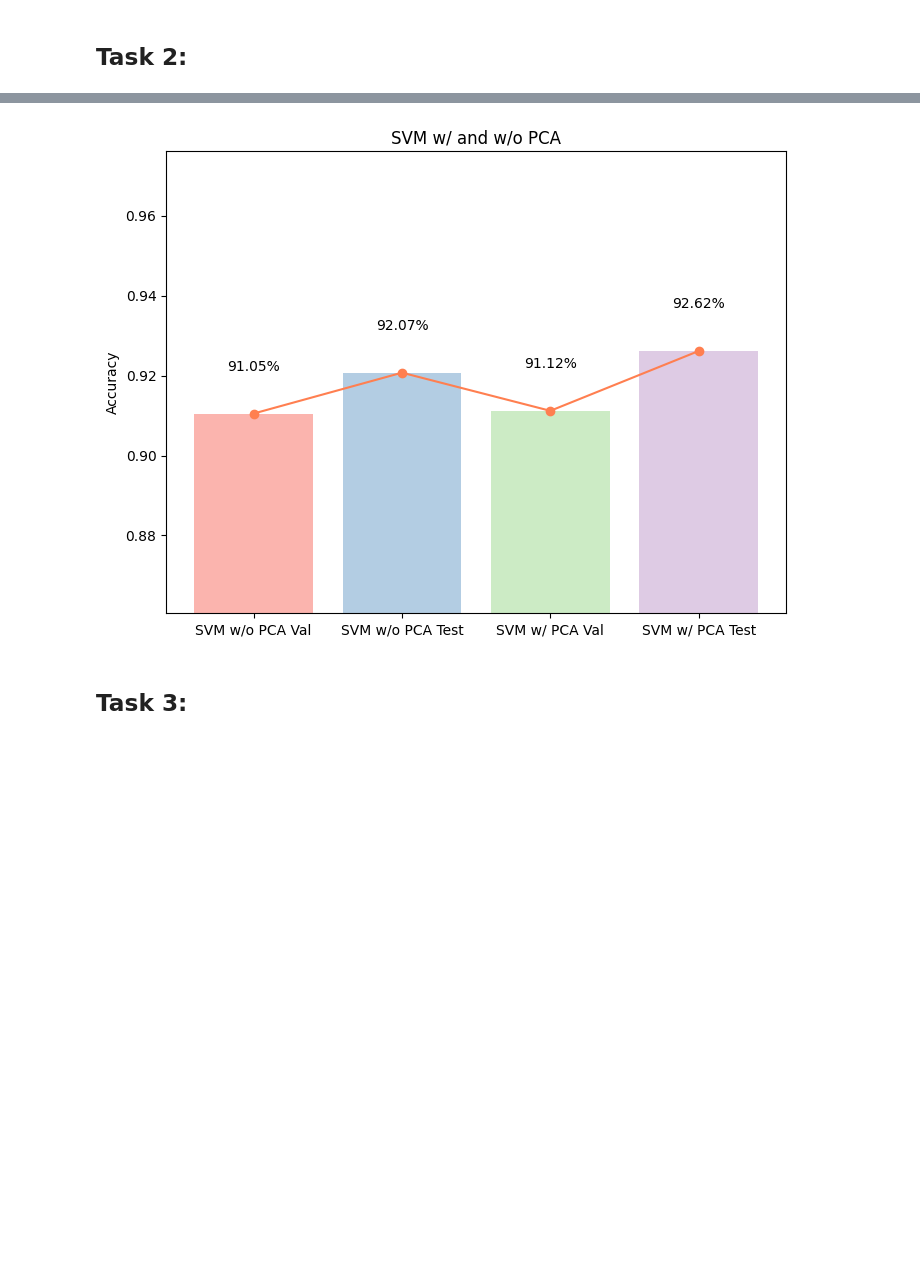
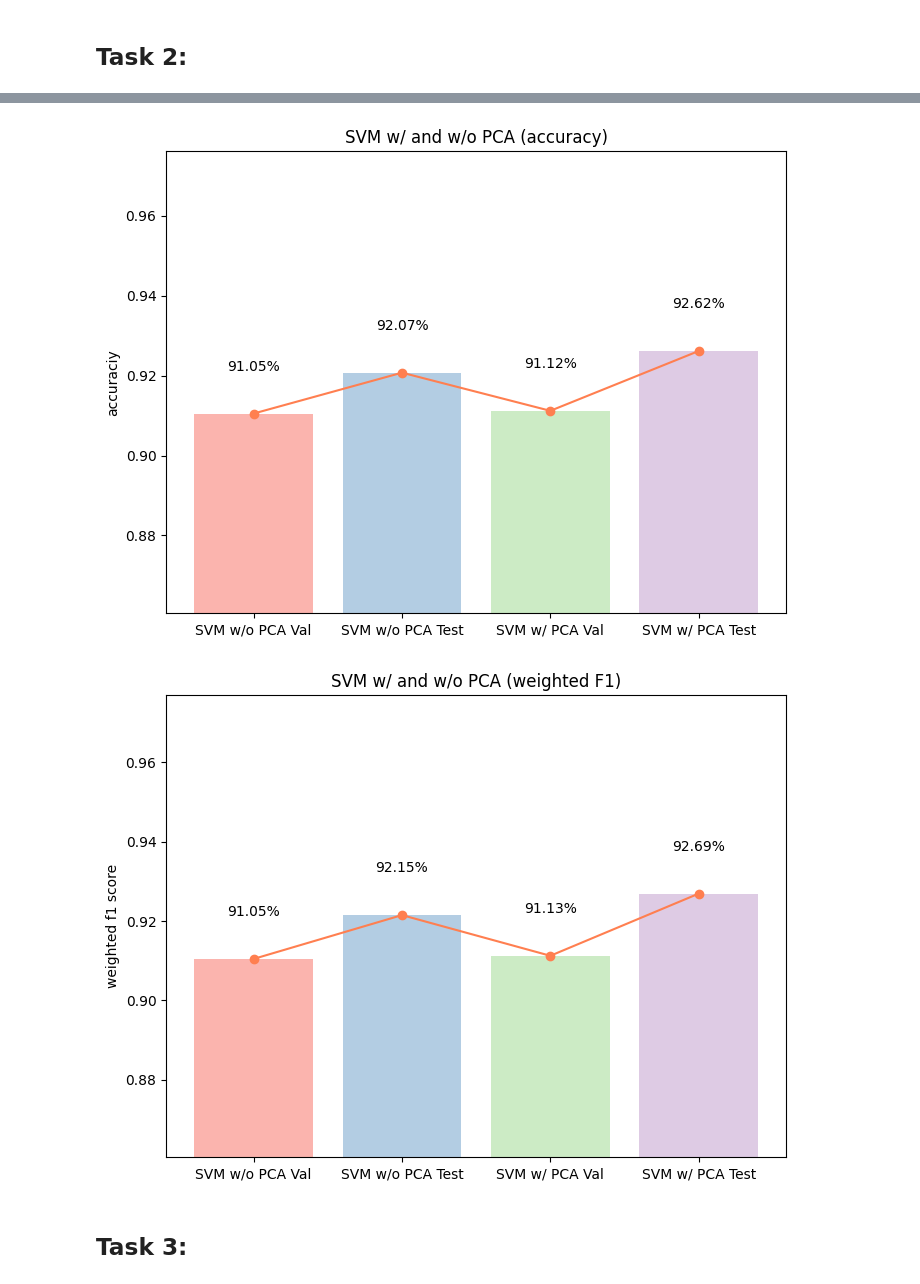
Before and after one commit to vhrollo/inf264_project2, a Jupyter notebook: src/main_notebook.ipynb, the cells around one changed output, grey strips where cells are left out. Cells and saved outputs as stored; diff of their text form; code cells hidden in the pictures; blank space fills up the shorter version.

```diff
--- a/src/main_notebook.ipynb
+++ b/src/main_notebook.ipynb
@@ -357,14 +374,25 @@ Accuracy: 0.9262
 # %%
 labels = ["SVM w/o PCA Val", "SVM w/o PCA Test", "SVM w/ PCA Val", "SVM w/ PCA Test"]
 compare_model_accuracy(
-    "SVM w/ and w/o PCA",
+    "SVM w/ and w/o PCA (accuracy)",
     labels,
+    "accuraciy",
     svm_eval_info[1],
     svm_test_info[1],
     svm_pca_eval_info[1],
     svm_pca_test_info[1])
+
+compare_model_accuracy(
+    "SVM w/ and w/o PCA (weighted F1)",
+    labels,
+    "weighted f1 score",
+    svm_eval_info[3],
+    svm_test_info[3],
+    svm_pca_eval_info[3],
+    svm_pca_test_info[3])
 # %% [output]
-[figure, old version]
+[figure, new version]
+[figure, added]
 # %% [markdown]
 ## Task 3:
 # %%
```
Also changed, not shown: parts of 8 cells of this notebook, 5 other files.
